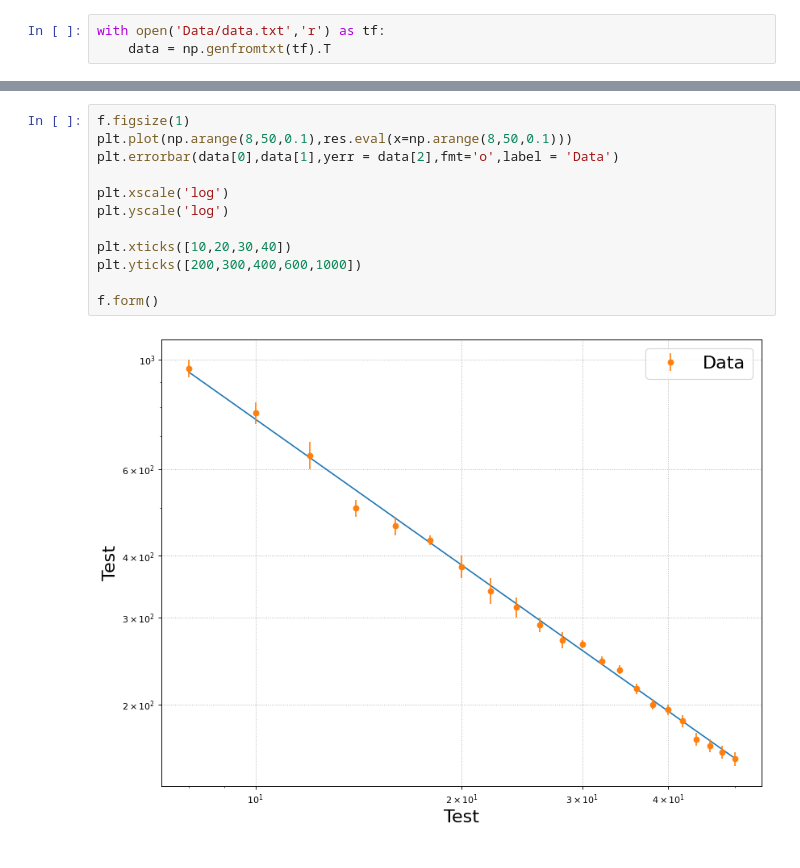
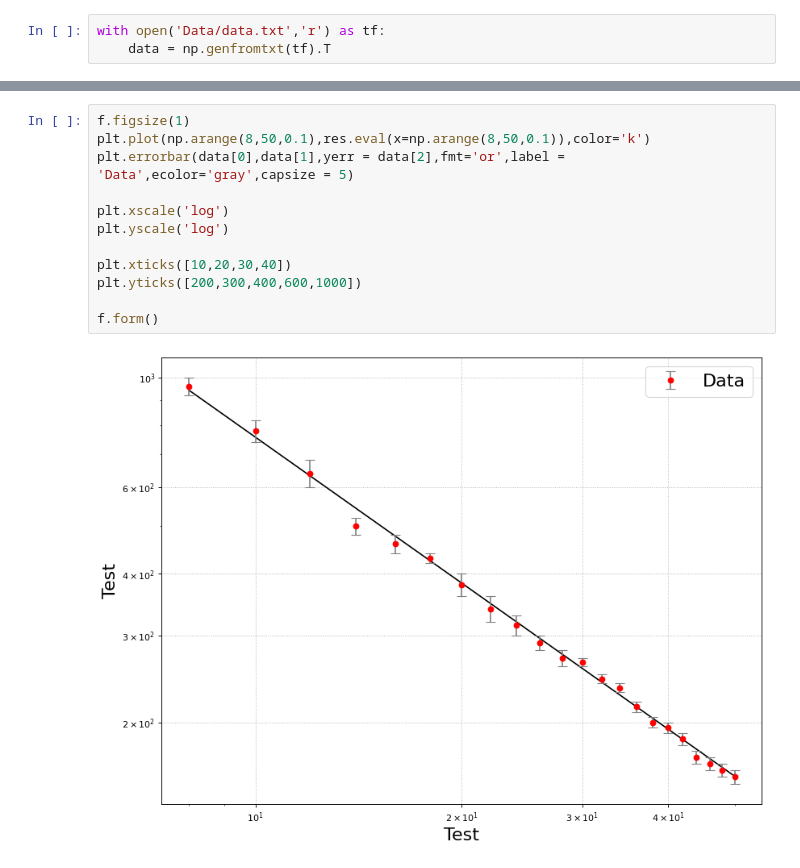
Before and after one commit to Friedrich-Jahns/Fortgeschrittenen-Praktikum-Physik, a Jupyter notebook: FP4_Michelson/A2/A2.ipynb, the cells around one changed output, grey strips where cells are left out. Saved outputs shown, nothing was run; the diff lists cells and outputs as text.

```diff
--- a/FP4_Michelson/A2/A2.ipynb
+++ b/FP4_Michelson/A2/A2.ipynb
@@ -78,14 +65,14 @@ Parameters([('a', <Parameter 'a', value=-inf, bounds=[-inf:inf]>), ('b', <Parame
 # %%
 f.figsize(1)
-plt.plot(np.arange(8,50,0.1),res.eval(x=np.arange(8,50,0.1)))
-plt.errorbar(data[0],data[1],yerr = data[2],fmt='o',label = 'Data')
+plt.plot(np.arange(8,50,0.1),res.eval(x=np.arange(8,50,0.1)),color='k')
+plt.errorbar(data[0],data[1],yerr = data[2],fmt='or',label = 'Data',ecolor='gray',capsize = 5)
 
 plt.xscale('log')
 plt.yscale('log')
 
 plt.xticks([10,20,30,40])
 plt.yticks([200,300,400,600,1000])
 
 f.form()
 # %% [output]
-[figure, old version]
+[figure, new version]
```
Also changed, not shown: parts of 3 cells of this notebook, 1 other file.
